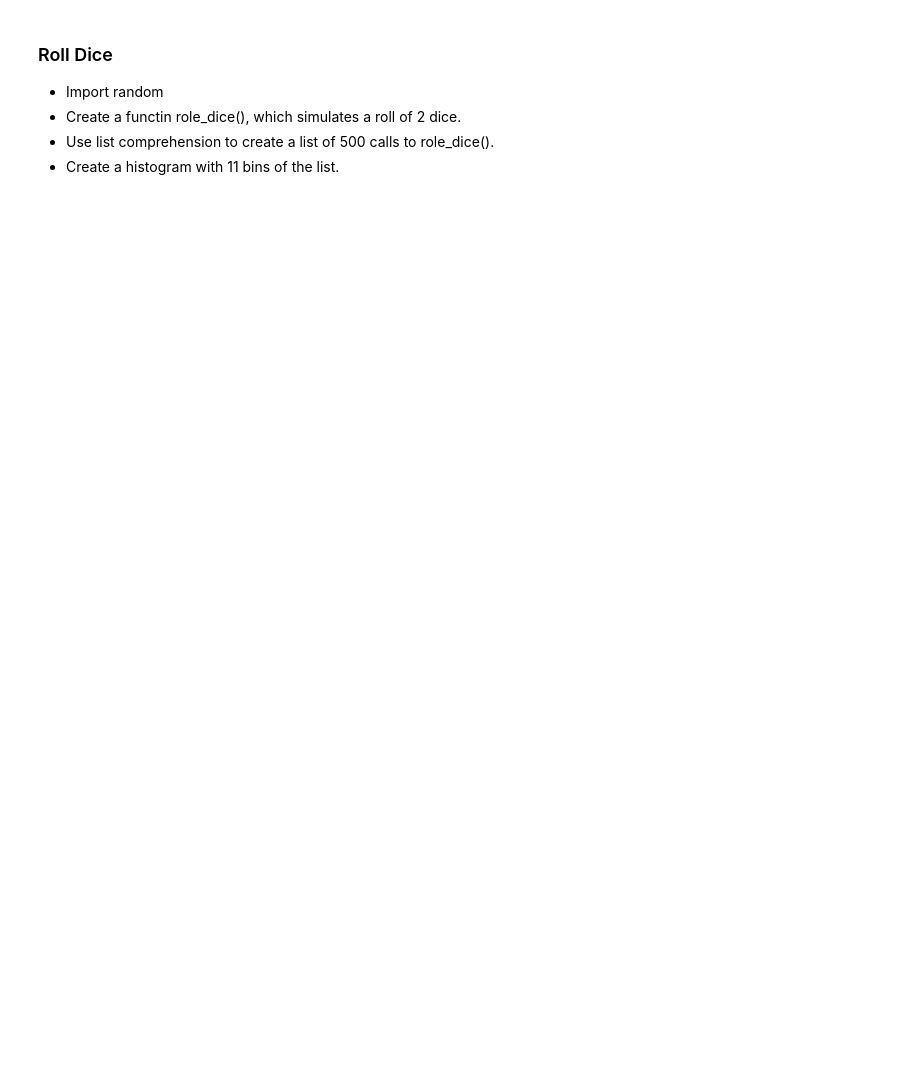
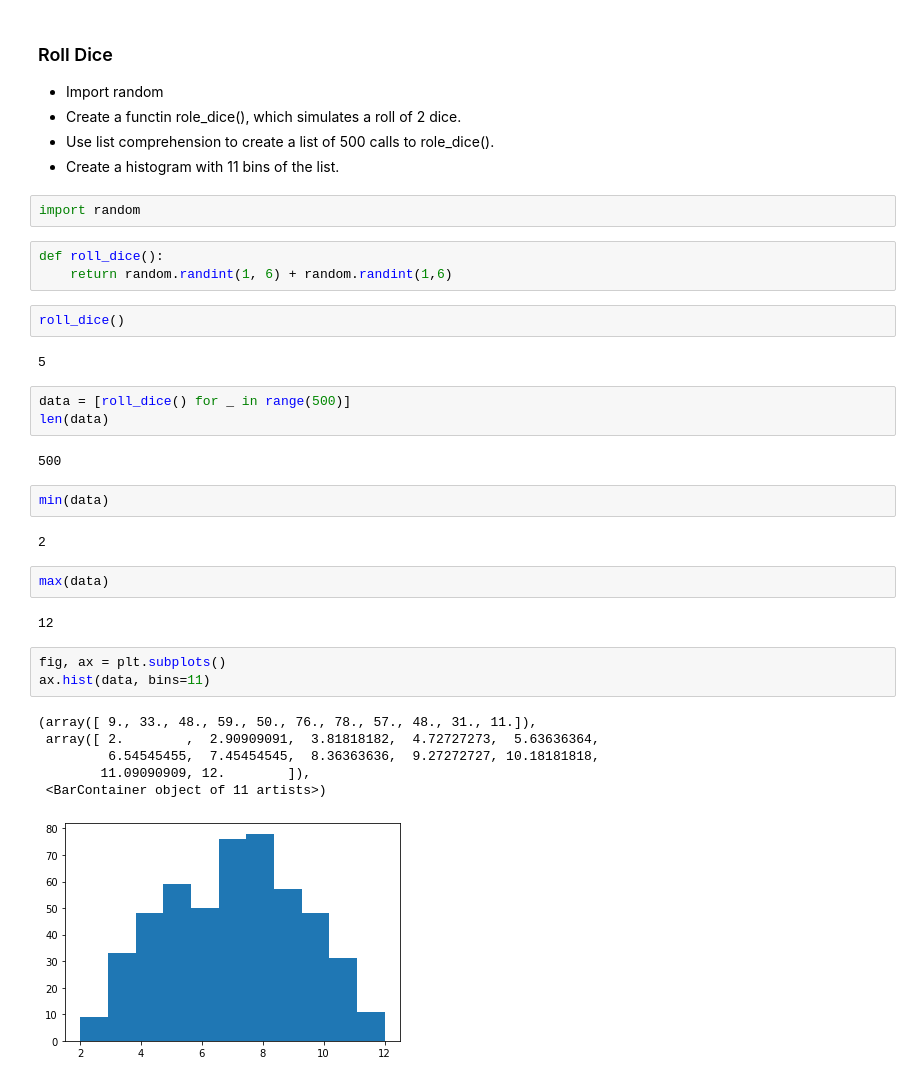
Before and after one commit to desoukiksa/LearnPython, a Jupyter notebook: 13 - Project - Visualization - Scatter plot and Histograms.ipynb, the cells around one changed output. Cells and saved outputs as stored; diff of their text form; blank space fills up the shorter version.

```diff
--- a/13 - Project - Visualization - Scatter plot and Histograms.ipynb
+++ b/13 - Project - Visualization - Scatter plot and Histograms.ipynb
@@ -19,3 +61,35 @@
 - Create a functin role_dice(), which simulates a roll of 2 dice.
 - Use list comprehension to create a list of 500 calls to role_dice().
 - Create a histogram with 11 bins of the list.
+# %%
+import random
+# %%
+def roll_dice():
+    return random.randint(1, 6) + random.randint(1,6)
+# %%
+roll_dice()
+# %% [output]
+5
+# %%
+data = [roll_dice() for _ in range(500)]
+len(data)
+# %% [output]
+500
+# %%
+min(data)
+# %% [output]
+2
+# %%
+max(data)
+# %% [output]
+12
+# %%
+fig, ax = plt.subplots()
+ax.hist(data, bins=11)
+# %% [output]
+(array([ 9., 33., 48., 59., 50., 76., 78., 57., 48., 31., 11.]),
+ array([ 2.        ,  2.90909091,  3.81818182,  4.72727273,  5.63636364,
+         6.54545455,  7.45454545,  8.36363636,  9.27272727, 10.18181818,
+        11.09090909, 12.        ]),
+ <BarContainer object of 11 artists>)
+[figure, added]
```
Also changed, not shown: parts of 6 cells of this notebook.
